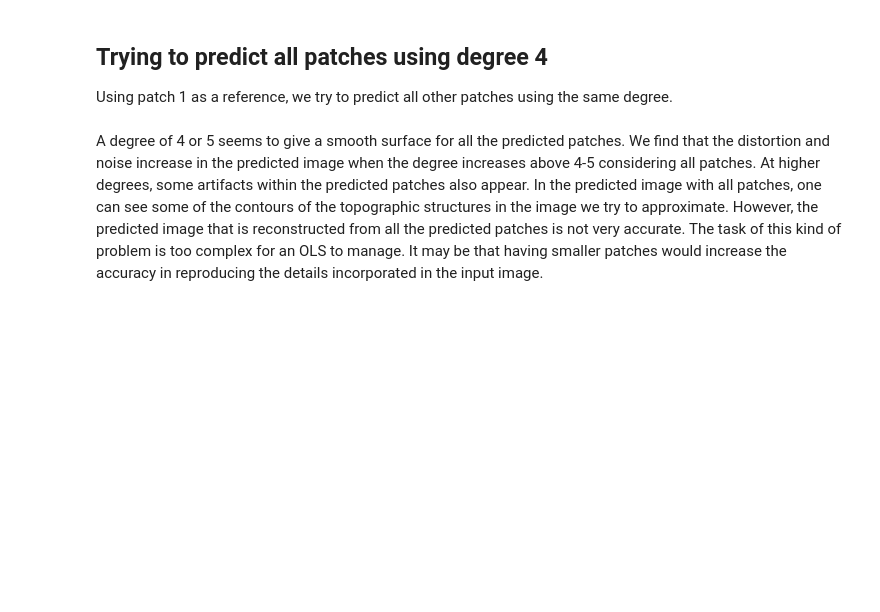
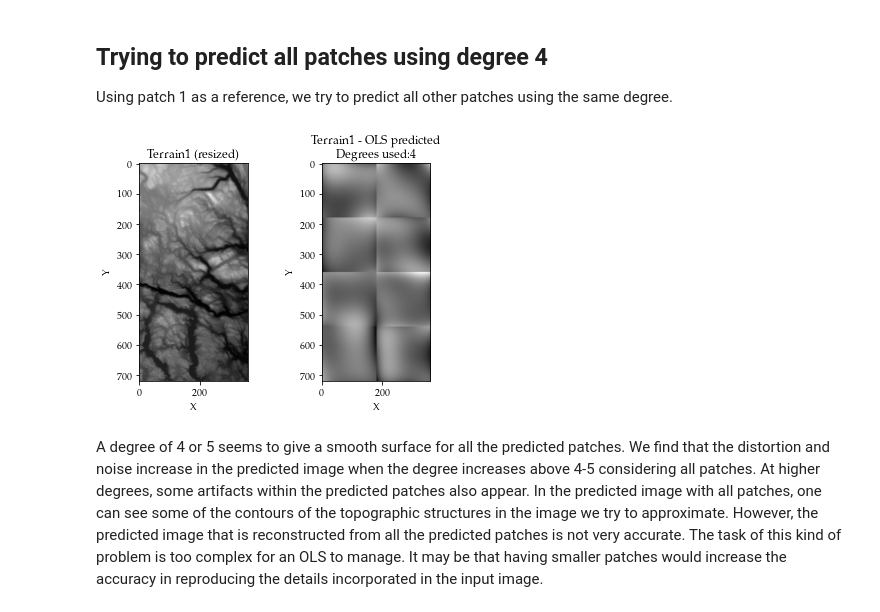
Before and after one commit to AndreasBordvik/FYS-STK4155-Prj1_report, a Jupyter notebook: code/Exercise6.ipynb, the cells around one changed output. Cells and saved outputs as stored; diff of their text form; code cells hidden in the pictures; blank space fills up the shorter version.

```diff
--- a/code/Exercise6.ipynb
+++ b/code/Exercise6.ipynb
@@ -366,29 +416,31 @@ Using patch 1 as a reference, we try to predict all other patches using the same
 # %%
 testDegree = 150
 testDegree = 4
 patches_1_preds = []
 X = create_X(x1, y1, testDegree) # Design Matrix
-X_scaled = standard_scaling(X)
+X_scaled, _ = standard_scaling(X)
 
 for patch in tqdm(patches_1):
-    z_scaled = standard_scaling(patch.ravel().reshape(-1,1))
+    z_scaled, _ = standard_scaling(patch.ravel().reshape(-1,1))
     model = OLS(degree=testDegree) # The model
     z_hat_train = model.fit(X_scaled, z_scaled, SVDfit=False, keep_intercept=True) # Fitting the model and predict on training data
     z_hat = z_hat_train.reshape((ySteps,xSteps))
     patches_1_preds.append(z_hat)
 
 terrain1_predicted = patches_to_img(patches_1_preds, ySteps, xSteps, nYpatches, nXpatches, plotImage=False)
 
 # Plotting predicted patches
 fig, (ax1, ax2) = plt.subplots(1, 2)
 ax1.title.set_text("Terrain1 (resized)")
 ax1.set_xlabel("X"); ax1.set_ylabel("Y")
 surf1 = ax1.imshow(terrain1Resized, cmap='gray')
 ax2.title.set_text(f"Terrain1 - OLS predicted\nDegrees used:{testDegree}")
 ax2.set_xlabel("X"); ax2.set_ylabel("Y")
 surf2 = ax2.imshow(terrain1_predicted, cmap='gray')
 plt.savefig(f"{REPORT_FIGURES}terrain_OLSpredicted_degree{testDegree}.pdf")
 plt.show()
+# %% [output]
+[figure, added]
 # %% [markdown]
 A degree of 4 or 5 seems to give a smooth surface for all the predicted patches. We find that the distortion and noise increase in the predicted image when the degree increases above 4-5 considering all patches. At higher degrees, some artifacts within the predicted patches also appear. In the predicted image with all patches, one can see some of the contours of the topographic structures in the image we try to approximate. However, the predicted image that is reconstructed from all the predicted patches is not very accurate. The task of this kind of problem is too complex for an OLS to manage. It may be that having smaller patches would increase the accuracy in reproducing the details incorporated in the input image.
 # %% [markdown]
```
Also changed, not shown: parts of 16 cells of this notebook.
